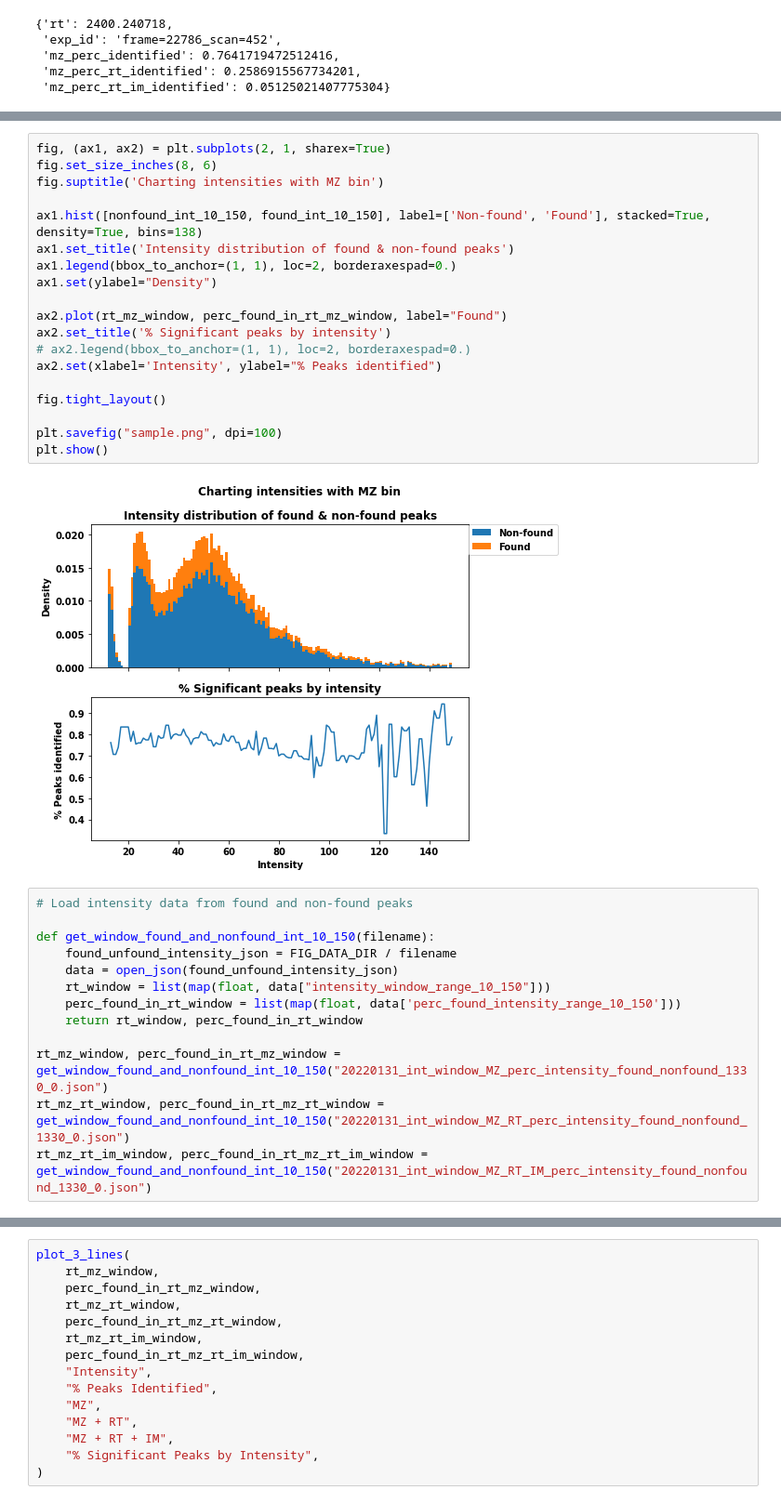
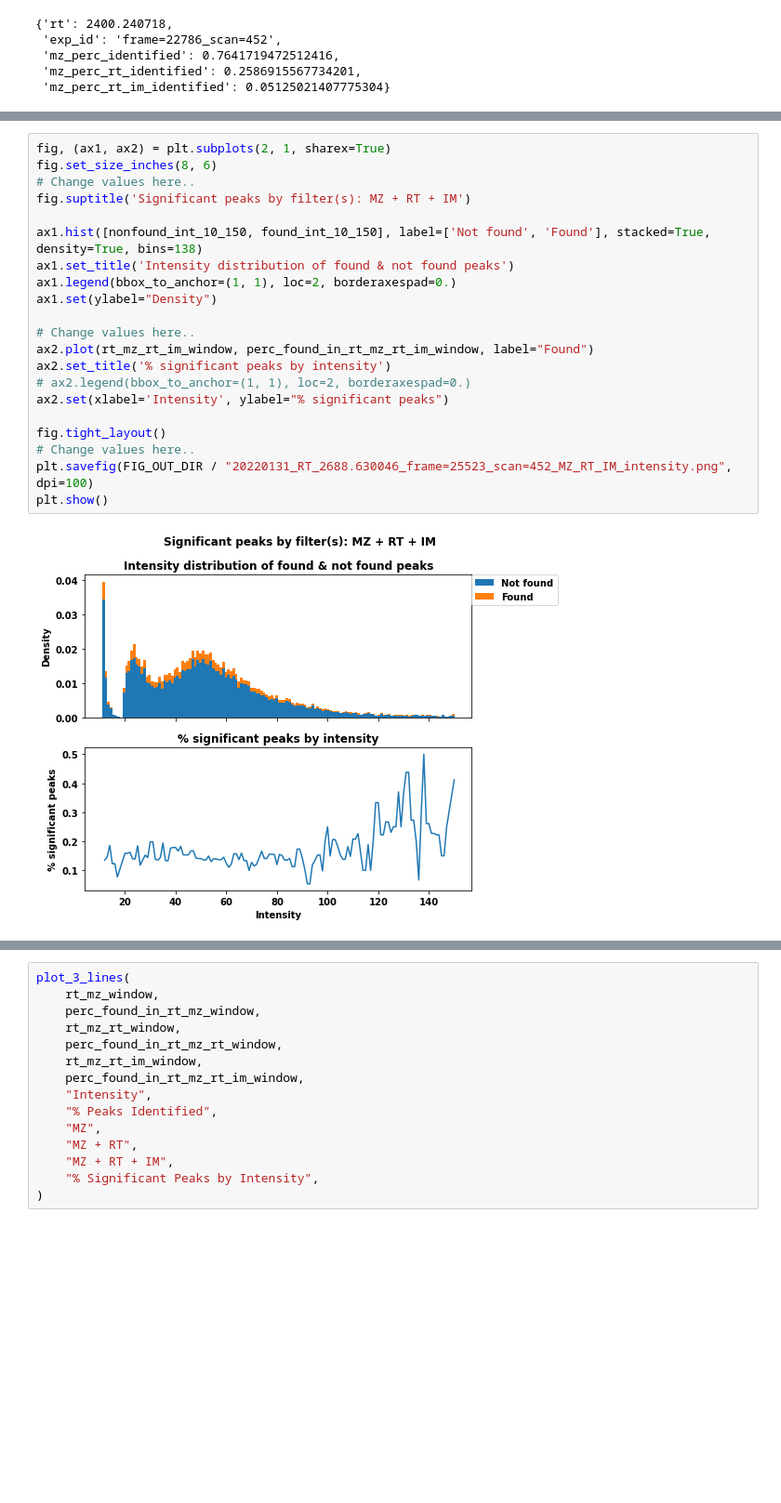
Before and after one commit to irahorecka/roest-ms, a Jupyter notebook: presentation/plotting-of-figures.ipynb, the cells around one changed output, grey strips where cells are left out. Shown: that part at 93% size. Saved outputs shown, nothing was run; the diff lists cells and outputs as text; blank space fills up the shorter version.

```diff
--- a/presentation/plotting-of-figures.ipynb
+++ b/presentation/plotting-of-figures.ipynb
@@ -109,37 +139,26 @@ found_int_10_150, nonfound_int_10_150 = get_found_and_nonfound_int_10_150("20220
-# %%
-fig, (ax1, ax2) = plt.subplots(2, 1, sharex=True)
-fig.set_size_inches(8, 6)
-fig.suptitle('Charting intensities with MZ bin')
-
-ax1.hist([nonfound_int_10_150, found_int_10_150], label=['Non-found', 'Found'], stacked=True, density=True, bins=138)
-ax1.set_title('Intensity distribution of found & non-found peaks')
-ax1.legend(bbox_to_anchor=(1, 1), loc=2, borderaxespad=0.)
-ax1.set(ylabel="Density")
-
-ax2.plot(rt_mz_window, perc_found_in_rt_mz_window, label="Found")
-ax2.set_title('% Significant peaks by intensity')
-# ax2.legend(bbox_to_anchor=(1, 1), loc=2, borderaxespad=0.)
-ax2.set(xlabel='Intensity', ylabel="% Peaks identified")
-
-fig.tight_layout()
-
-plt.savefig("sample.png", dpi=100)
-plt.show()
-# %% [output]
-[figure, removed]
-# %%
-# Load intensity data from found and non-found peaks
-
-def get_window_found_and_nonfound_int_10_150(filename):
-    found_unfound_intensity_json = FIG_DATA_DIR / filename
-    data = open_json(found_unfound_intensity_json)
-    rt_window = list(map(float, data["intensity_window_range_10_150"]))
-    perc_found_in_rt_window = list(map(float, data['perc_found_intensity_range_10_150']))
-    return rt_window, perc_found_in_rt_window
-
-rt_mz_window, perc_found_in_rt_mz_window = get_window_found_and_nonfound_int_10_150("20220131_int_window_MZ_perc_intensity_found_nonfound_1330_0.json")
-rt_mz_rt_window, perc_found_in_rt_mz_rt_window = get_window_found_and_nonfound_int_10_150("20220131_int_window_MZ_RT_perc_intensity_found_nonfound_1330_0.json")
-rt_mz_rt_im_window, perc_found_in_rt_mz_rt_im_window = get_window_found_and_nonfound_int_10_150("20220131_int_window_MZ_RT_IM_perc_intensity_found_nonfound_1330_0.json")
+# %%
+fig, (ax1, ax2) = plt.subplots(2, 1, sharex=True)
+fig.set_size_inches(8, 6)
+# Change values here..
+fig.suptitle('Significant peaks by filter(s): MZ + RT + IM')
+
+ax1.hist([nonfound_int_10_150, found_int_10_150], label=['Not found', 'Found'], stacked=True, density=True, bins=138)
+ax1.set_title('Intensity distribution of found & not found peaks')
+ax1.legend(bbox_to_anchor=(1, 1), loc=2, borderaxespad=0.)
+ax1.set(ylabel="Density")
+
+# Change values here..
+ax2.plot(rt_mz_rt_im_window, perc_found_in_rt_mz_rt_im_window, label="Found")
+ax2.set_title('% significant peaks by intensity')
+# ax2.legend(bbox_to_anchor=(1, 1), loc=2, borderaxespad=0.)
+ax2.set(xlabel='Intensity', ylabel="% significant peaks")
+
+fig.tight_layout()
+# Change values here..
+plt.savefig(FIG_OUT_DIR / "20220131_RT_2688.630046_frame=25523_scan=452_MZ_RT_IM_intensity.png", dpi=100)
+plt.show()
+# %% [output]
+[figure, added]
 # %%
 plt.plot(rt_mz_window, perc_found_in_rt_mz_window)
 plt.plot(rt_mz_rt_window, perc_found_in_rt_mz_rt_window)
```
Also changed, not shown: parts of 8 cells of this notebook, 2 other files.
